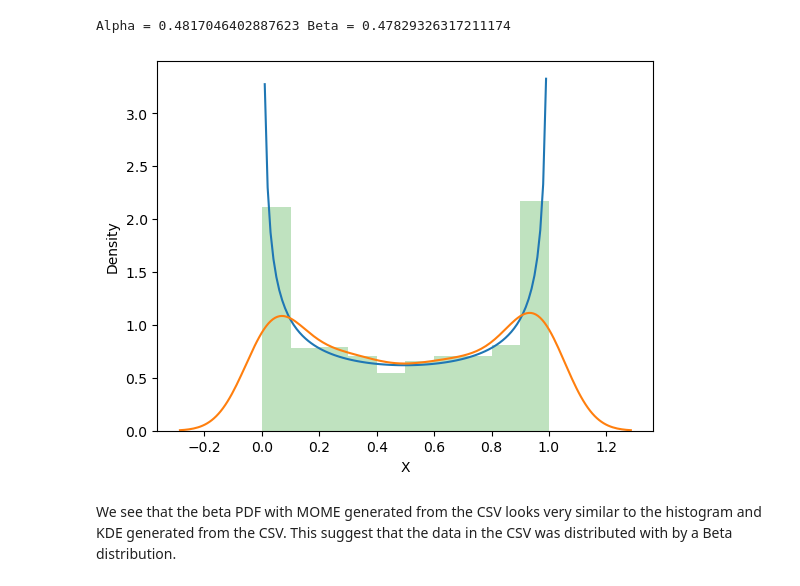
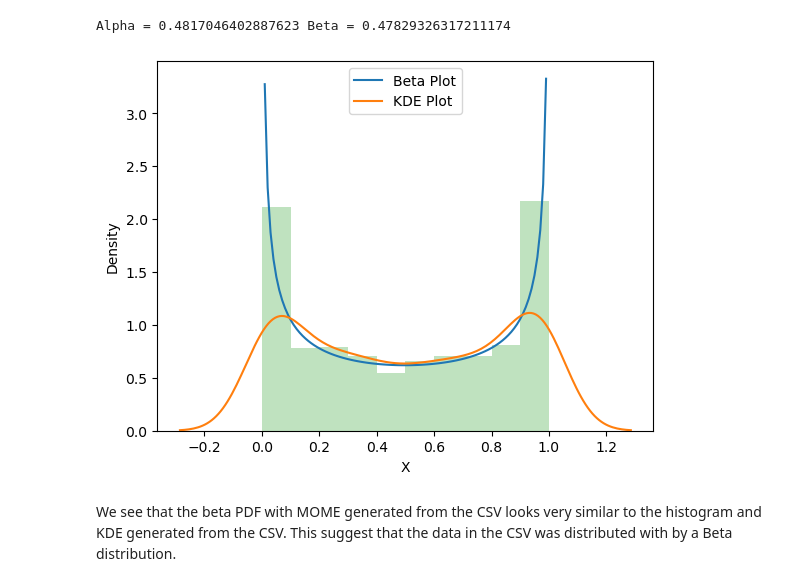
Before and after one commit to rob-evans/Statistical-Learning-Example-Work, a Jupyter notebook: PDF_estimation.ipynb, the cells around one changed output. Cells and saved outputs as stored; diff of their text form; code cells hidden in the pictures.

```diff
--- a/PDF_estimation.ipynb
+++ b/PDF_estimation.ipynb
@@ -69,12 +72,13 @@ Alpha = 0.4817046402887623 Beta = 0.47829326317211174
 # %%
 #Plotting a beta PDF with the MOME parameters to compare with our histogram and KDE plot
 x_ax =  np.linspace(0, 1.0, 100)
 beta_pdf = beta.pdf(x_ax,MOME[0],MOME[1])
 plt.plot(x_ax,beta_pdf, label = 'Beta PDF with MOME parameters')
-sns.kdeplot(df_x_vals, bw_method = 'silverman', label = 'KDE plot of X')
+sns.kdeplot(df_x_vals, bw_method = 'silverman')
 plt.hist(df_x_vals, density = True, alpha = 0.3)
+plt.legend(labels =['Beta Plot','KDE Plot'])
 plt.show()
 # %% [output]
-[figure, old version]
+[figure, new version]
 # %% [markdown]
 We see that the beta PDF with MOME generated from the CSV looks very similar to the histogram and KDE generated from the CSV. This suggest that the data in the CSV was distributed with by a Beta distribution.
```
Also changed, not shown: parts of 4 cells of this notebook.
